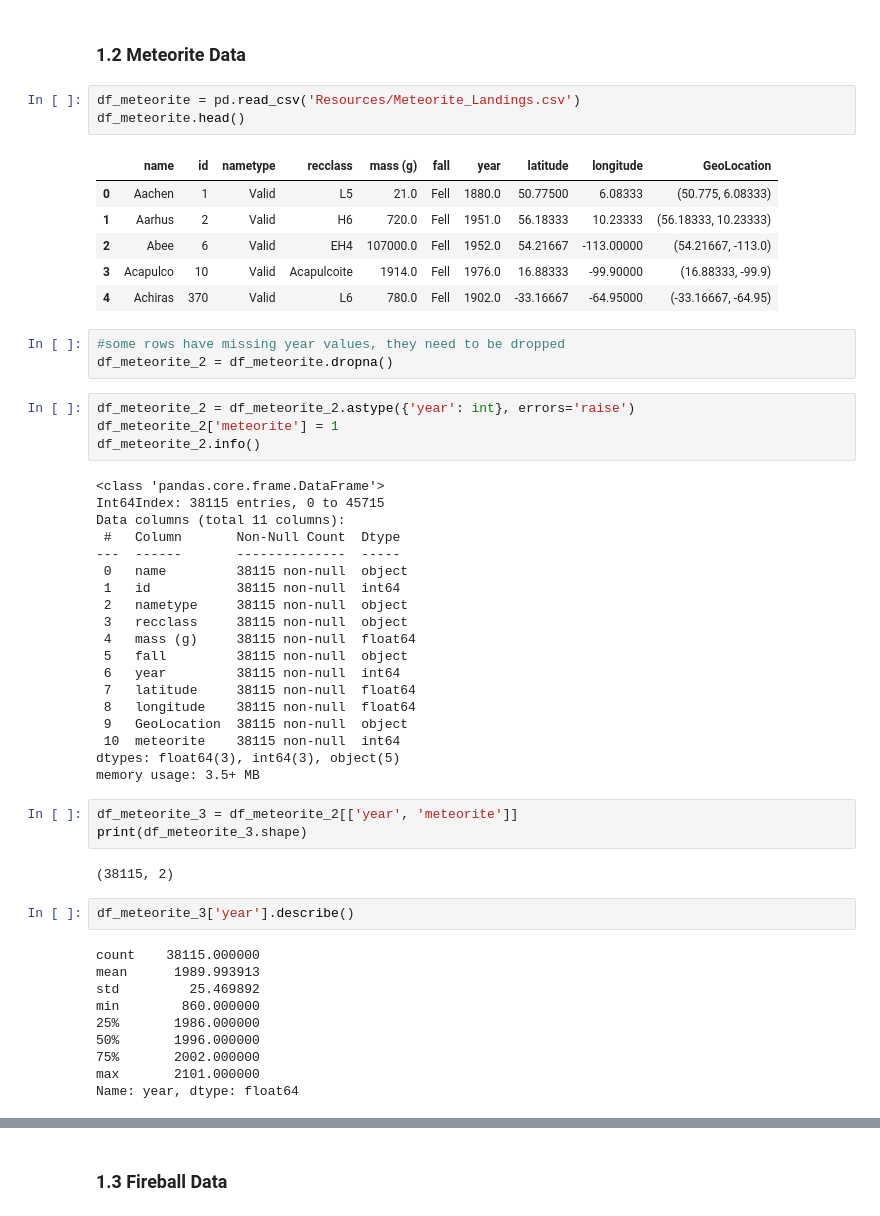
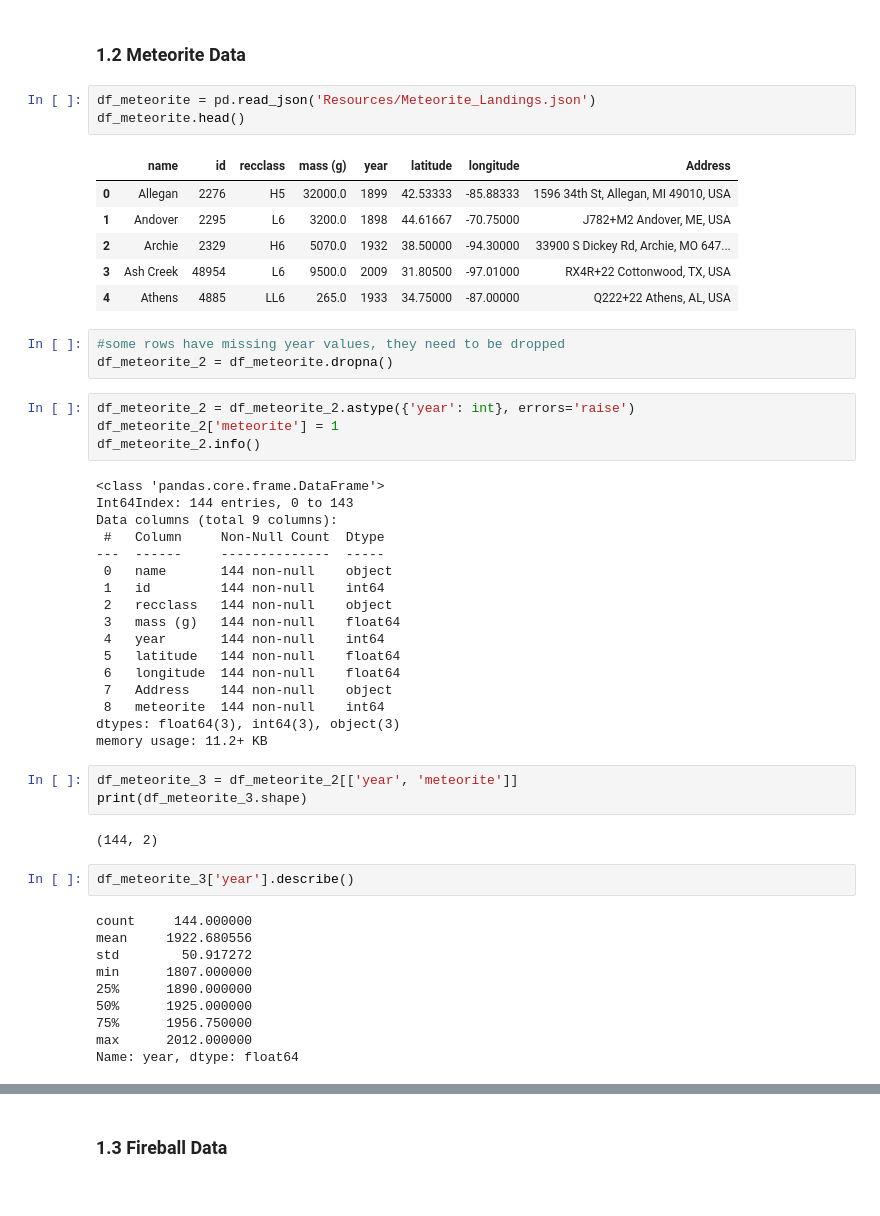
Before and after one commit to Cheryl277/Project-3-Unidenified-Falling-Objects-, a Jupyter notebook: Sightings_by_Year.ipynb, the cells around one changed output, grey strips where cells are left out. Cells and saved outputs as stored; diff of their text form.

```diff
--- a/Sightings_by_Year.ipynb
+++ b/Sightings_by_Year.ipynb
@@ -75,15 +75,15 @@ Name: year, dtype: float64
 # %% [markdown]
 ### 1.2 Meteorite Data
 # %%
-df_meteorite = pd.read_csv('Resources/Meteorite_Landings.csv')
+df_meteorite = pd.read_json('Resources/Meteorite_Landings.json')
 df_meteorite.head()
 # %% [output]
-|  | name | id | nametype | recclass | mass (g) | fall | year | latitude | longitude | GeoLocation |
-| 0 | Aachen | 1 | Valid | L5 | 21.0 | Fell | 1880.0 | 50.77500 | 6.08333 | (50.775, 6.08333) |
-| 1 | Aarhus | 2 | Valid | H6 | 720.0 | Fell | 1951.0 | 56.18333 | 10.23333 | (56.18333, 10.23333) |
-| 2 | Abee | 6 | Valid | EH4 | 107000.0 | Fell | 1952.0 | 54.21667 | -113.00000 | (54.21667, -113.0) |
-| 3 | Acapulco | 10 | Valid | Acapulcoite | 1914.0 | Fell | 1976.0 | 16.88333 | -99.90000 | (16.88333, -99.9) |
-| 4 | Achiras | 370 | Valid | L6 | 780.0 | Fell | 1902.0 | -33.16667 | -64.95000 | (-33.16667, -64.95) |
+|  | name | id | recclass | mass (g) | year | latitude | longitude | Address |
+| 0 | Allegan | 2276 | H5 | 32000.0 | 1899 | 42.53333 | -85.88333 | 1596 34th St, Allegan, MI 49010, USA |
+| 1 | Andover | 2295 | L6 | 3200.0 | 1898 | 44.61667 | -70.75000 | J782+M2 Andover, ME, USA |
+| 2 | Archie | 2329 | H6 | 5070.0 | 1932 | 38.50000 | -94.30000 | 33900 S Dickey Rd, Archie, MO 647... |
+| 3 | Ash Creek | 48954 | L6 | 9500.0 | 2009 | 31.80500 | -97.01000 | RX4R+22 Cottonwood, TX, USA |
+| 4 | Athens | 4885 | LL6 | 265.0 | 1933 | 34.75000 | -87.00000 | Q222+22 Athens, AL, USA |
 # %%
 #some rows have missing year values, they need to be dropped
 df_meteorite_2 = df_meteorite.dropna()
@@ -93,39 +93,37 @@ df_meteorite_2['meteorite'] = 1
 df_meteorite_2.info()
 # %% [output]
 <class 'pandas.core.frame.DataFrame'>
-Int64Index: 38115 entries, 0 to 45715
-Data columns (total 11 columns):
- #   Column       Non-Null Count  Dtype
----  ------       --------------  -----
- 0   name         38115 non-null  object
- 1   id           38115 non-null  int64
- 2   nametype     38115 non-null  object
- 3   recclass     38115 non-null  object
- 4   mass (g)     38115 non-null  float64
- 5   fall         38115 non-null  object
- 6   year         38115 non-null  int64
- 7   latitude     38115 non-null  float64
- 8   longitude    38115 non-null  float64
- 9   GeoLocation  38115 non-null  object
- 10  meteorite    38115 non-null  int64
-dtypes: float64(3), int64(3), object(5)
-memory usage: 3.5+ MB
+Int64Index: 144 entries, 0 to 143
+Data columns (total 9 columns):
+ #   Column     Non-Null Count  Dtype
+---  ------     --------------  -----
+ 0   name       144 non-null    object
+ 1   id         144 non-null    int64
+ 2   recclass   144 non-null    object
+ 3   mass (g)   144 non-null    float64
+ 4   year       144 non-null    int64
+ 5   latitude   144 non-null    float64
+ 6   longitude  144 non-null    float64
+ 7   Address    144 non-null    object
+ 8   meteorite  144 non-null    int64
+dtypes: float64(3), int64(3), object(3)
+memory usage: 11.2+ KB
 # %%
 df_meteorite_3 = df_meteorite_2[['year', 'meteorite']]
 print(df_meteorite_3.shape)
 # %% [output]
-(38115, 2)
+(144, 2)
 # %%
 df_meteorite_3['year'].describe()
 # %% [output]
-count    38115.000000
-mean      1989.993913
-std         25.469892
-min        860.000000
-25%       1986.000000
-50%       1996.000000
-75%       2002.000000
-max       2101.000000
+count     144.000000
+mean     1922.680556
+std        50.917272
+min      1807.000000
+25%      1890.000000
+50%      1925.000000
+75%      1956.750000
+max      2012.000000
 Name: year, dtype: float64
 # %%
 #restrict date range to 1900 - 2023
```
Also changed, not shown: parts of 5 cells of this notebook, 4 other files.
